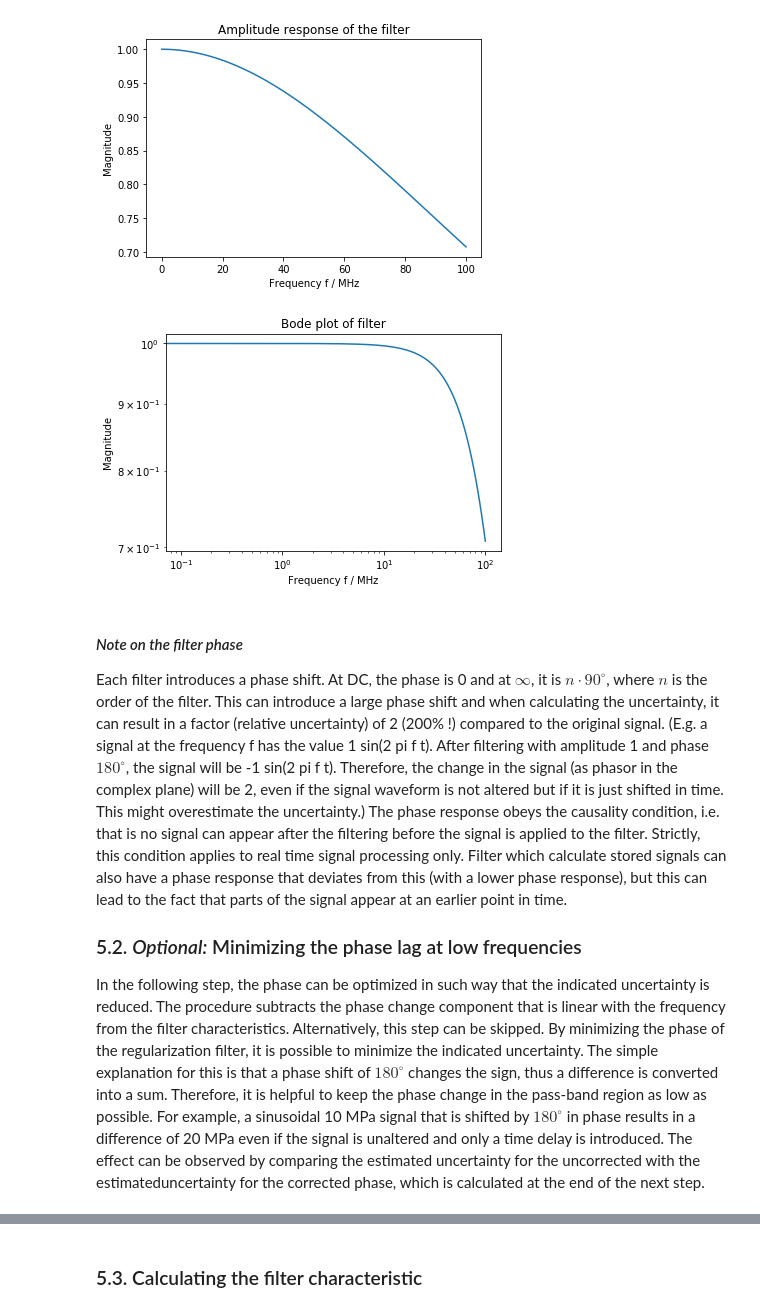
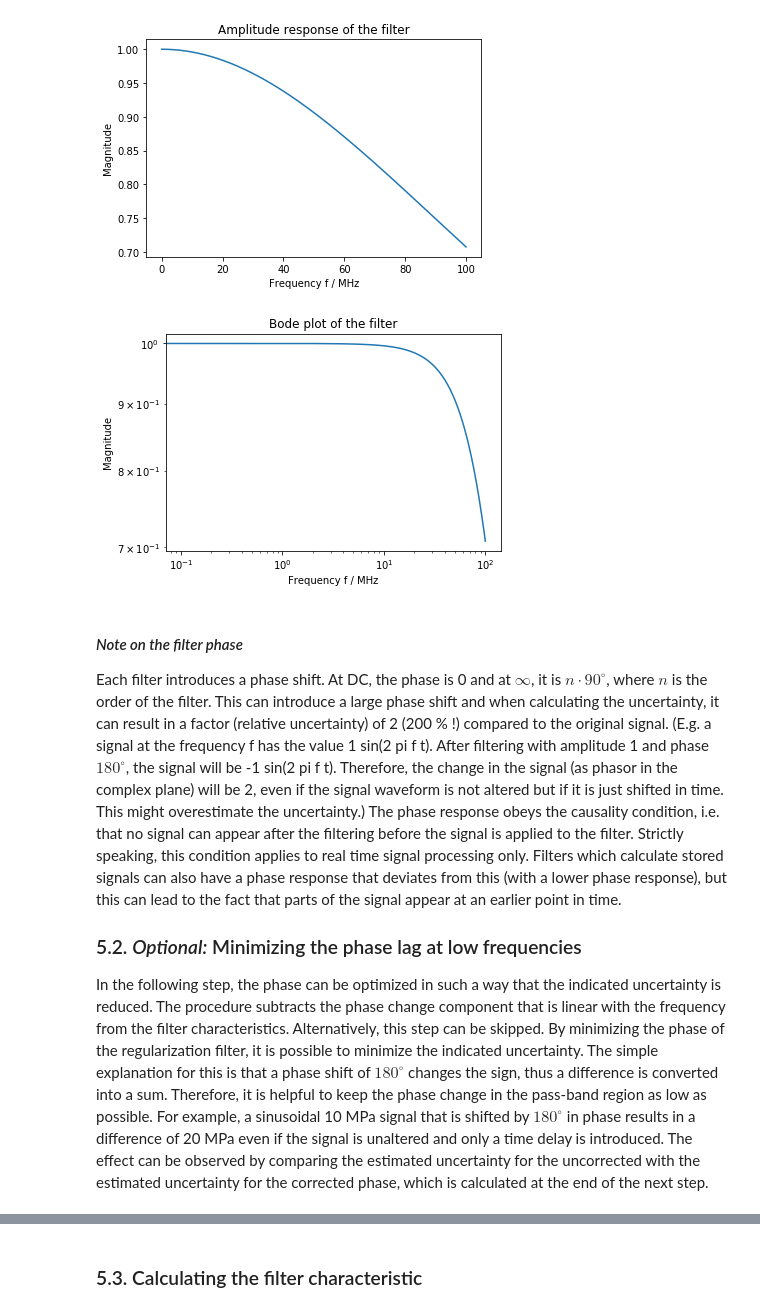
Before and after one commit to Ma-Weber/Tutorial-Deconvolution, a Jupyter notebook: TutorialFinal.ipynb, the cells around one changed output, grey strips where cells are left out. Cells and saved outputs as stored; diff of their text form; code cells hidden in the pictures.

```diff
--- a/TutorialFinal.ipynb
+++ b/TutorialFinal.ipynb
@@ -1028,15 +1023,15 @@ Text(0, 0.5, 'Magnitude')
 [figure]
 # %%
 plt.loglog(ftest2/1E6,np.abs(yH1))
-plt.title("Bode plot of filter");
+plt.title("Bode plot of the filter");
 plt.xlabel("Frequency f / MHz");
 plt.ylabel("Magnitude");
 # %% [output]
-[figure, old version]
+[figure, new version]
 # %% [markdown]
 #### _Note on the filter phase_
-Each filter introduces a phase shift. At DC, the phase is 0 and at $\infty$, it is $n \cdot 90 ^\circ$, where $n$ is the order of the filter. This can introduce a large phase shift and when calculating the uncertainty, it can result in a factor (relative uncertainty) of 2 (200% !) compared to the original signal. (E.g. a signal at the frequency f has the value 1 sin(2 pi f t). After filtering with amplitude 1 and phase $180^\circ$, the signal will be -1 sin(2 pi f t). Therefore, the change in the signal (as phasor in the complex plane) will be 2, even if the signal waveform is not altered but if it is just shifted in time. This might overestimate the uncertainty.) The phase response obeys the causality condition, i.e. that is no signal can appear after the filtering before the signal is applied to the filter. Strictly, this condition applies to real time signal processing only. Filter which calculate stored signals can also have a phase response that deviates from this (with a lower phase response), but this can lead to the fact that parts of the signal appear at an earlier point in time.
+Each filter introduces a phase shift. At DC, the phase is 0 and at $\infty$, it is $n \cdot 90 ^\circ$, where $n$ is the order of the filter. This can introduce a large phase shift and when calculating the uncertainty, it can result in a factor (relative uncertainty) of 2 (200 % !) compared to the original signal. (E.g. a signal at the frequency f has the value 1 sin(2 pi f t). After filtering with amplitude 1 and phase $180^\circ$, the signal will be -1 sin(2 pi f t). Therefore, the change in the signal (as phasor in the complex plane) will be 2, even if the signal waveform is not altered but if it is just shifted in time. This might overestimate the uncertainty.) The phase response obeys the causality condition, i.e. that no signal can appear after the filtering before the signal is applied to the filter. Strictly speaking, this condition applies to real time signal processing only. Filters which calculate stored signals can also have a phase response that deviates from this (with a lower phase response), but this can lead to the fact that parts of the signal appear at an earlier point in time.
 ### 5.2. *Optional:* Minimizing the phase lag at low frequencies
-In the following step, the phase can be optimized in such way that the indicated uncertainty is reduced. The procedure subtracts the phase change component that is linear with the frequency from the filter characteristics. Alternatively, this step can be skipped. By minimizing the phase of the regularization filter, it is possible to minimize the indicated uncertainty. The simple explanation for this is that a phase shift of $180^\circ$ changes the sign, thus a difference is converted into a sum. Therefore, it is helpful to keep the phase change in the pass-band region as low as possible.
+In the following step, the phase can be optimized in such a way that the indicated uncertainty is reduced. The procedure subtracts the phase change component that is linear with the frequency from the filter characteristics. Alternatively, this step can be skipped. By minimizing the phase of the regularization filter, it is possible to minimize the indicated uncertainty. The simple explanation for this is that a phase shift of $180^\circ$ changes the sign, thus a difference is converted into a sum. Therefore, it is helpful to keep the phase change in the pass-band region as low as possible.
 For example, a sinusoidal 10 MPa signal that is shifted by $180^\circ$ in phase results in a difference of 20 MPa even if the signal is unaltered and only a time delay is introduced.
-The effect can be observed by comparing the estimated uncertainty for the uncorrected with the estimateduncertainty for the corrected phase, which is calculated at the end of the next step.
+The effect can be observed by comparing the estimated uncertainty for the uncorrected with the estimated uncertainty for the corrected phase, which is calculated at the end of the next step.
```
Also changed, not shown: parts of 71 cells of this notebook, 1 other file.
